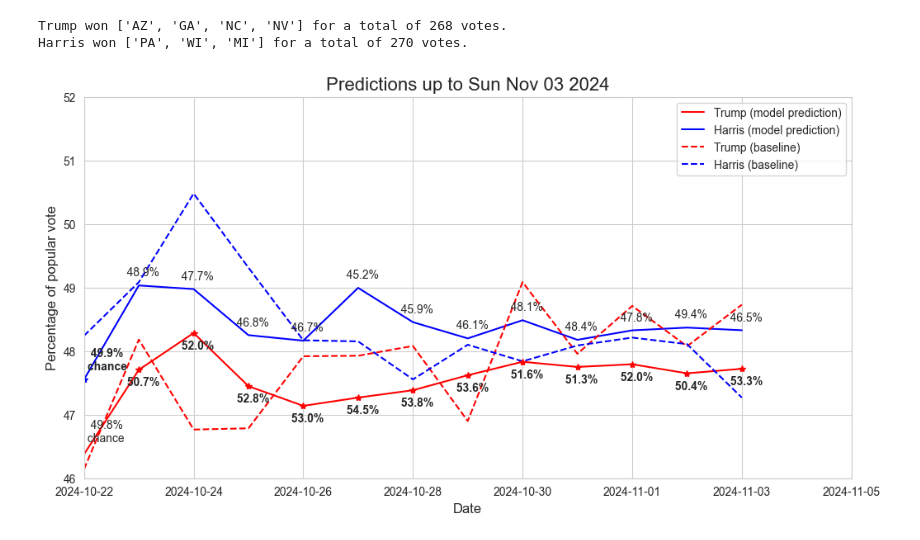
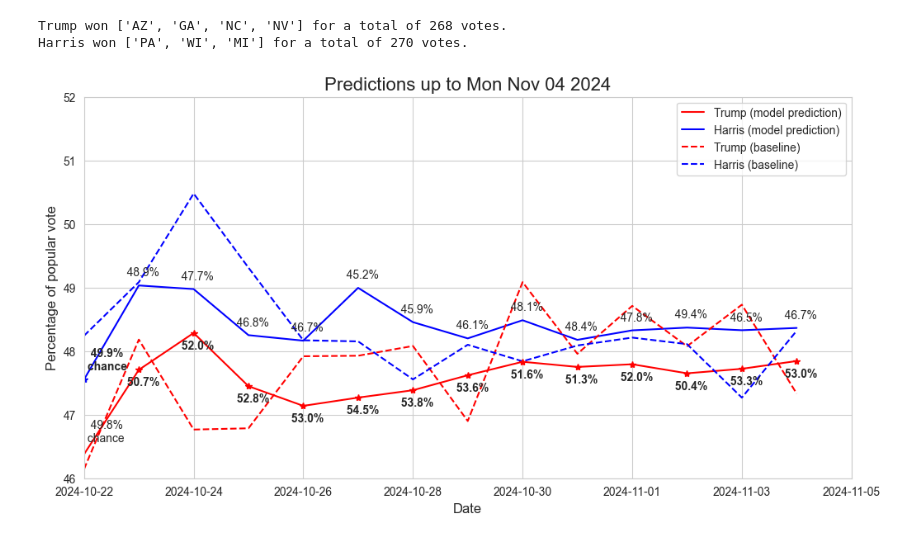
Before and after one commit to wh33les/2024ElectionForecast, a Jupyter notebook: swing_states_and_updates.ipynb, the cells around one changed output. Drawn from its saved outputs; the diff is of its cells as text; code cells hidden in the pictures.

```diff
--- a/swing_states_and_updates.ipynb
+++ b/swing_states_and_updates.ipynb
@@ -265,33 +265,39 @@ plt.annotate("  48.4%",# \n chance",
              xy=(datetime(2024, 10, 31), y_harris_mod[24]),
              xytext=(datetime(2024, 10, 30)+pd.Timedelta(hours=16), y_harris_mod[24]+0.15))
 plt.annotate("  52.0%",# \n chance",
              xy=(datetime(2024, 11, 1), y_trump_mod[10]),
              xytext=(datetime(2024, 10, 31)+pd.Timedelta(hours=16), y_trump_mod[10]-0.25), fontweight='bold')
 plt.annotate("  47.8%",# \n chance",
              xy=(datetime(2024, 11, 1), y_harris_mod[25]),
              xytext=(datetime(2024, 10, 31)+pd.Timedelta(hours=16), y_harris_mod[25]+0.15))
 plt.annotate("  50.4%",# \n chance",
              xy=(datetime(2024, 11, 2), y_trump_mod[11]),
              xytext=(datetime(2024, 11, 1)+pd.Timedelta(hours=16), y_trump_mod[11]-0.25), fontweight='bold')
 plt.annotate("  49.4%",# \n chance",
              xy=(datetime(2024, 11, 2), y_harris_mod[26]),
              xytext=(datetime(2024, 11, 1)+pd.Timedelta(hours=16), y_harris_mod[26]+0.15))
 plt.annotate("  53.3%",# \n chance",
              xy=(datetime(2024, 11, 3), y_trump_mod[12]),
              xytext=(datetime(2024, 11, 2)+pd.Timedelta(hours=16), y_trump_mod[12]-0.25), fontweight='bold')
 plt.annotate("  46.5%",# \n chance",
              xy=(datetime(2024, 11, 3), y_harris_mod[27]),
              xytext=(datetime(2024, 11, 2)+pd.Timedelta(hours=16), y_harris_mod[27]+0.15))
+plt.annotate("  53.0%",# \n chance",
+             xy=(datetime(2024, 11, 4), y_trump_mod[13]),
+             xytext=(datetime(2024, 11, 3)+pd.Timedelta(hours=16), y_trump_mod[13]-0.25), fontweight='bold')
+plt.annotate("  46.7%",# \n chance",
+             xy=(datetime(2024, 11, 4), y_harris_mod[28]),
+             xytext=(datetime(2024, 11, 3)+pd.Timedelta(hours=16), y_harris_mod[28]+0.15))
 
 # Save plot as a png
 
 plt.savefig('previous_images/'+str(latest_date.strftime('%d%b'))+'.png', bbox_inches='tight')
 
 ## Always end your plotting block with plt.show
 ## in jupyter this makes sure that the plot displays
 ## properly
 plt.show()
 # %% [output]
-[figure, old version]
+[figure, new version]
 # %%
 previous.to_csv("previous.csv", index=False)
```
Also changed, not shown: parts of 2 cells of this notebook, 6 other files.
